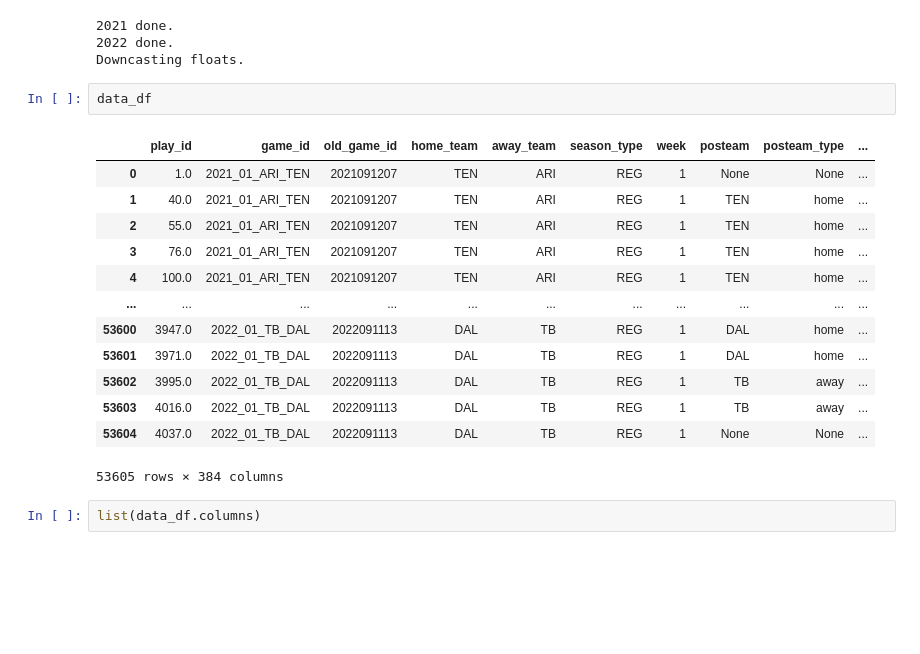
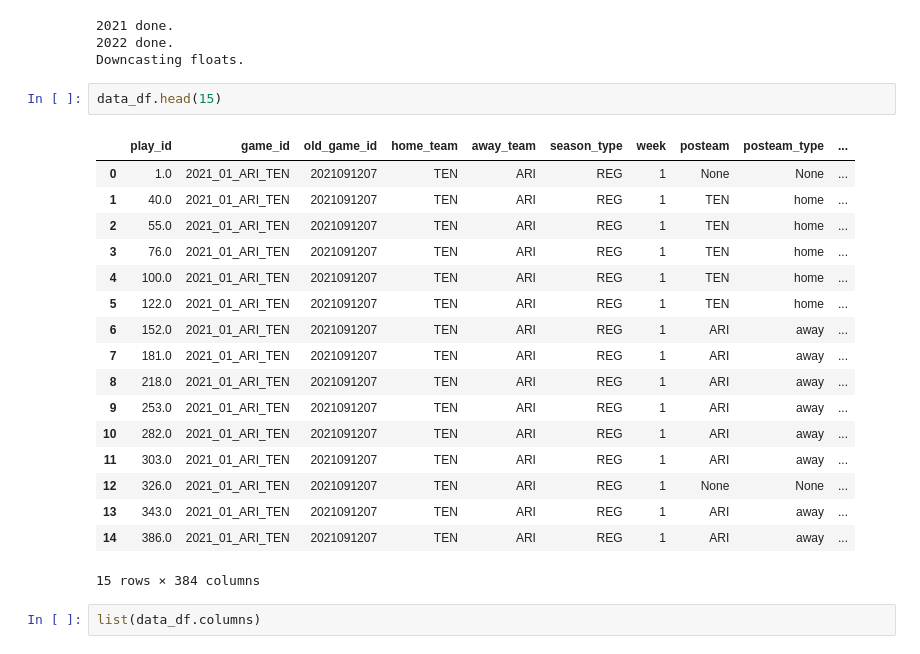
Before and after one commit to jblidell/NFL_ML_Prediction_project3, a Jupyter notebook: offense_defense_epa.ipynb, the cells around one changed output. Cells and saved outputs as stored; diff of their text form; blank space fills up the shorter version.

```diff
--- a/offense_defense_epa.ipynb
+++ b/offense_defense_epa.ipynb
@@ -21,21 +21,25 @@ receiving_stat_df = nfl.import_ngs_data('receiving')
 2022 done.
 Downcasting floats.
 # %%
-data_df
+data_df.head(15)
 # %% [output]
 |  | play_id | game_id | old_game_id | home_team | away_team | season_type | week | posteam | posteam_type | ... |
 | 0 | 1.0 | 2021_01_ARI_TEN | 2021091207 | TEN | ARI | REG | 1 | None | None | ... |
 | 1 | 40.0 | 2021_01_ARI_TEN | 2021091207 | TEN | ARI | REG | 1 | TEN | home | ... |
 | 2 | 55.0 | 2021_01_ARI_TEN | 2021091207 | TEN | ARI | REG | 1 | TEN | home | ... |
 | 3 | 76.0 | 2021_01_ARI_TEN | 2021091207 | TEN | ARI | REG | 1 | TEN | home | ... |
 | 4 | 100.0 | 2021_01_ARI_TEN | 2021091207 | TEN | ARI | REG | 1 | TEN | home | ... |
-| ... | ... | ... | ... | ... | ... | ... | ... | ... | ... | ... |
-| 53600 | 3947.0 | 2022_01_TB_DAL | 2022091113 | DAL | TB | REG | 1 | DAL | home | ... |
-| 53601 | 3971.0 | 2022_01_TB_DAL | 2022091113 | DAL | TB | REG | 1 | DAL | home | ... |
-| 53602 | 3995.0 | 2022_01_TB_DAL | 2022091113 | DAL | TB | REG | 1 | TB | away | ... |
-| 53603 | 4016.0 | 2022_01_TB_DAL | 2022091113 | DAL | TB | REG | 1 | TB | away | ... |
-| 53604 | 4037.0 | 2022_01_TB_DAL | 2022091113 | DAL | TB | REG | 1 | None | None | ... |
+| 5 | 122.0 | 2021_01_ARI_TEN | 2021091207 | TEN | ARI | REG | 1 | TEN | home | ... |
+| 6 | 152.0 | 2021_01_ARI_TEN | 2021091207 | TEN | ARI | REG | 1 | ARI | away | ... |
+| 7 | 181.0 | 2021_01_ARI_TEN | 2021091207 | TEN | ARI | REG | 1 | ARI | away | ... |
+| 8 | 218.0 | 2021_01_ARI_TEN | 2021091207 | TEN | ARI | REG | 1 | ARI | away | ... |
+| 9 | 253.0 | 2021_01_ARI_TEN | 2021091207 | TEN | ARI | REG | 1 | ARI | away | ... |
+| 10 | 282.0 | 2021_01_ARI_TEN | 2021091207 | TEN | ARI | REG | 1 | ARI | away | ... |
+| 11 | 303.0 | 2021_01_ARI_TEN | 2021091207 | TEN | ARI | REG | 1 | ARI | away | ... |
+| 12 | 326.0 | 2021_01_ARI_TEN | 2021091207 | TEN | ARI | REG | 1 | None | None | ... |
+| 13 | 343.0 | 2021_01_ARI_TEN | 2021091207 | TEN | ARI | REG | 1 | ARI | away | ... |
+| 14 | 386.0 | 2021_01_ARI_TEN | 2021091207 | TEN | ARI | REG | 1 | ARI | away | ... |
-53605 rows × 384 columns
+15 rows × 384 columns
 # %%
 list(data_df.columns)
 # %% [output]
```
Also changed, not shown: parts of 3 cells of this notebook, 4 other files.
